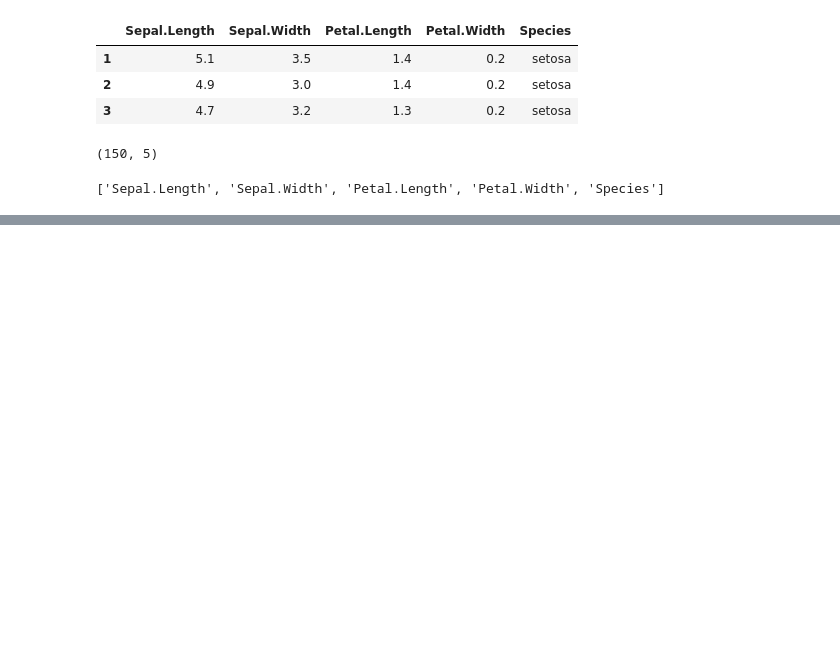
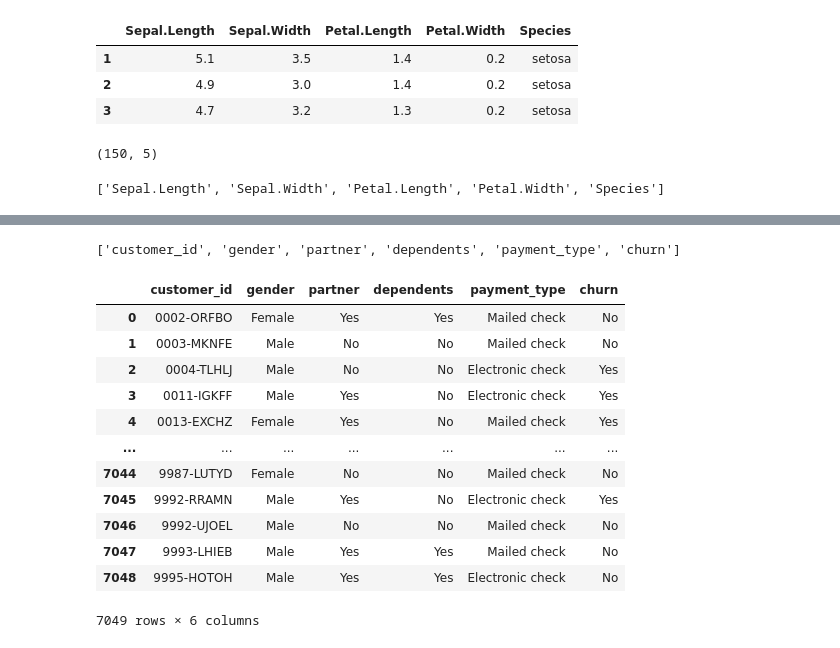
Before and after one commit to DilipBista/classification-exercise, a Jupyter notebook: classification-exercises.ipynb, the cells around one changed output, grey strips where cells are left out. Drawn from its saved outputs; the diff is of its cells as text; code cells hidden in the pictures; blank space fills up the shorter version.

```diff
--- a/classification-exercises.ipynb
+++ b/classification-exercises.ipynb
@@ -97,0 +190,23 @@ dict(df.dtypes)
+# %%
+# print the column names that have a data type of object
+
+df_excel.columns[df_excel.dtypes == object].to_list()
+# %% [output]
+['customer_id', 'gender', 'partner', 'dependents', 'payment_type', 'churn']
+# %%
+# print the column names that have a data type of object
+df_excel.select_dtypes(include=[object])
+# %% [output]
+|  | customer_id | gender | partner | dependents | payment_type | churn |
+| 0 | 0002-ORFBO | Female | Yes | Yes | Mailed check | No |
+| 1 | 0003-MKNFE | Male | No | No | Mailed check | No |
+| 2 | 0004-TLHLJ | Male | No | No | Electronic check | Yes |
+| 3 | 0011-IGKFF | Male | Yes | No | Electronic check | Yes |
+| 4 | 0013-EXCHZ | Female | Yes | No | Mailed check | Yes |
+| ... | ... | ... | ... | ... | ... | ... |
+| 7044 | 9987-LUTYD | Female | No | No | Mailed check | No |
+| 7045 | 9992-RRAMN | Male | Yes | No | Electronic check | Yes |
+| 7046 | 9992-UJOEL | Male | No | No | Mailed check | No |
+| 7047 | 9993-LHIEB | Male | Yes | Yes | Mailed check | No |
+| 7048 | 9995-HOTOH | Male | Yes | Yes | Electronic check | No |
+7049 rows × 6 columns
```
Also changed, not shown: parts of 9 cells of this notebook.
